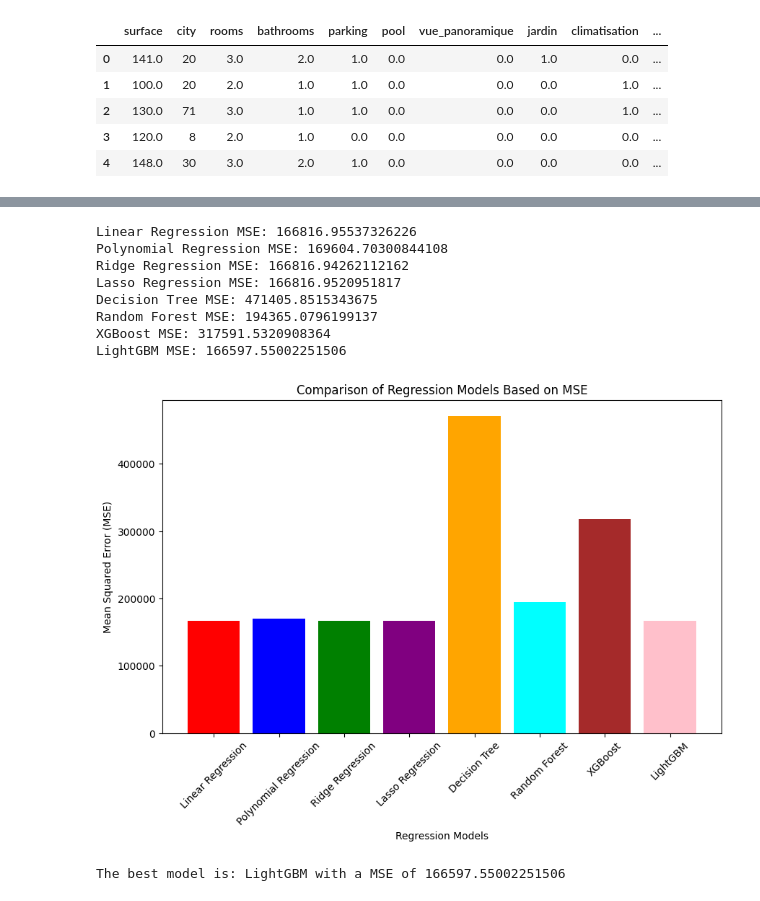
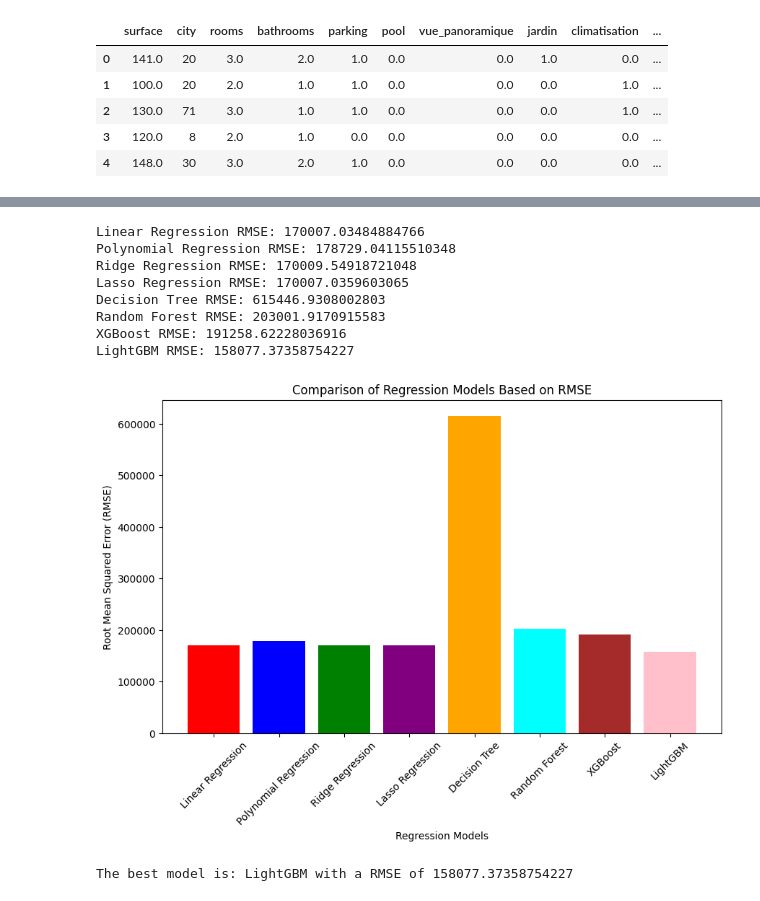
Before and after one commit to anasneji2002/Housing_pricing, a Jupyter notebook: notebooks/test_models.ipynb, the cells around one changed output, grey strips where cells are left out. Drawn from its saved outputs; the diff is of its cells as text; code cells hidden in the pictures.

```diff
--- a/notebooks/test_models.ipynb
+++ b/notebooks/test_models.ipynb
@@ -117,30 +117,30 @@ mse_values = {
 }
 
 for model, mse in mse_values.items():
-    print(f"{model} MSE: {mse}")
+    print(f"{model} RMSE: {mse}")
 # %% [output]
-Linear Regression MSE: 166816.95537326226
-Polynomial Regression MSE: 169604.70300844108
-Ridge Regression MSE: 166816.94262112162
-Lasso Regression MSE: 166816.9520951817
-Decision Tree MSE: 471405.8515343675
-Random Forest MSE: 194365.0796199137
-XGBoost MSE: 317591.5320908364
-LightGBM MSE: 166597.55002251506
+Linear Regression RMSE: 170007.03484884766
+Polynomial Regression RMSE: 178729.04115510348
+Ridge Regression RMSE: 170009.54918721048
+Lasso Regression RMSE: 170007.0359603065
+Decision Tree RMSE: 615446.9308002803
+Random Forest RMSE: 203001.9170915583
+XGBoost RMSE: 191258.62228036916
+LightGBM RMSE: 158077.37358754227
 # %%
 # 12 - Plot results
 plt.figure(figsize=(10, 6))
 plt.bar(mse_values.keys(), mse_values.values(), color=['red', 'blue', 'green', 'purple', 'orange', 'cyan', 'brown', 'pink'])
 plt.xlabel("Regression Models")
-plt.ylabel("Mean Squared Error (MSE)")
-plt.title("Comparison of Regression Models Based on MSE")
+plt.ylabel("Root Mean Squared Error (RMSE)")
+plt.title("Comparison of Regression Models Based on RMSE")
 plt.xticks(rotation=45)
 plt.show()
 # %% [output]
-[figure, old version]
+[figure, new version]
 # %%
 # 13 - Print the best model
 best_model = min(mse_values, key=mse_values.get)
-print(f"The best model is: {best_model} with a MSE of {mse_values[best_model]}")
+print(f"The best model is: {best_model} with a RMSE of {mse_values[best_model]}")
 # %% [output]
-The best model is: LightGBM with a MSE of 166597.55002251506
+The best model is: LightGBM with a RMSE of 158077.37358754227
```
Also changed, not shown: parts of 1 cell of this notebook.
